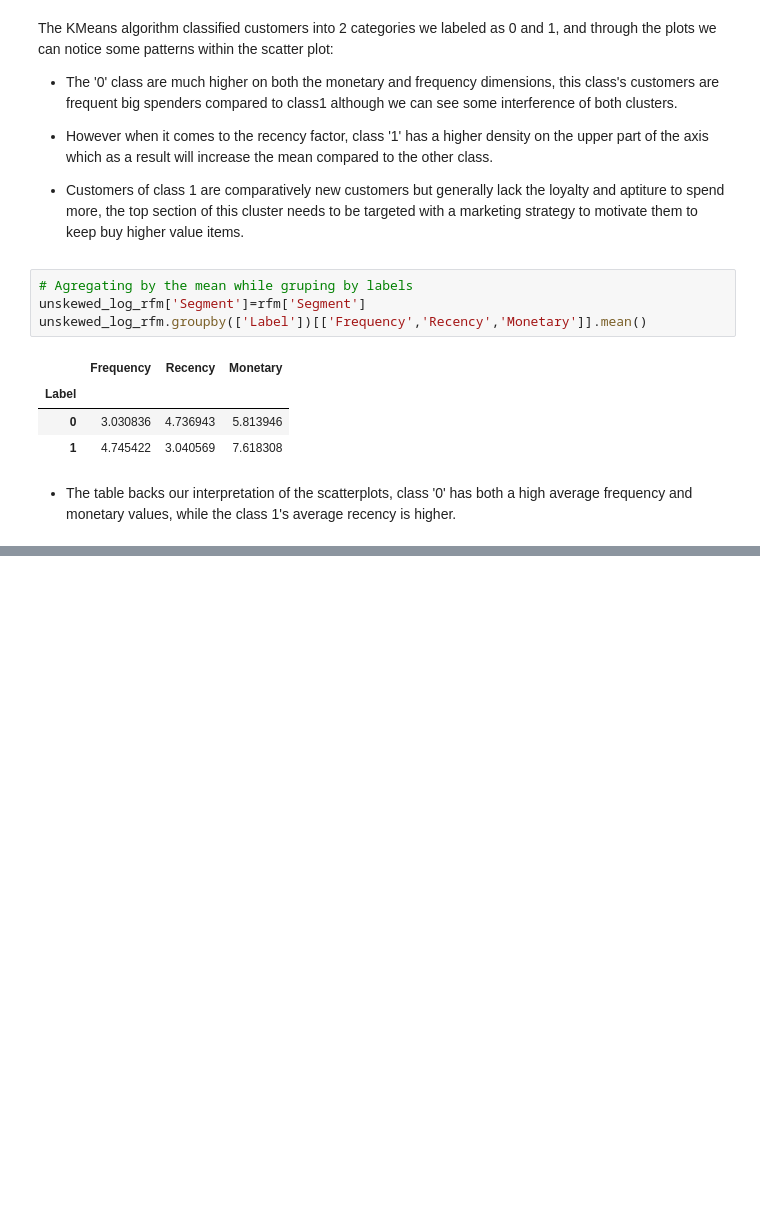
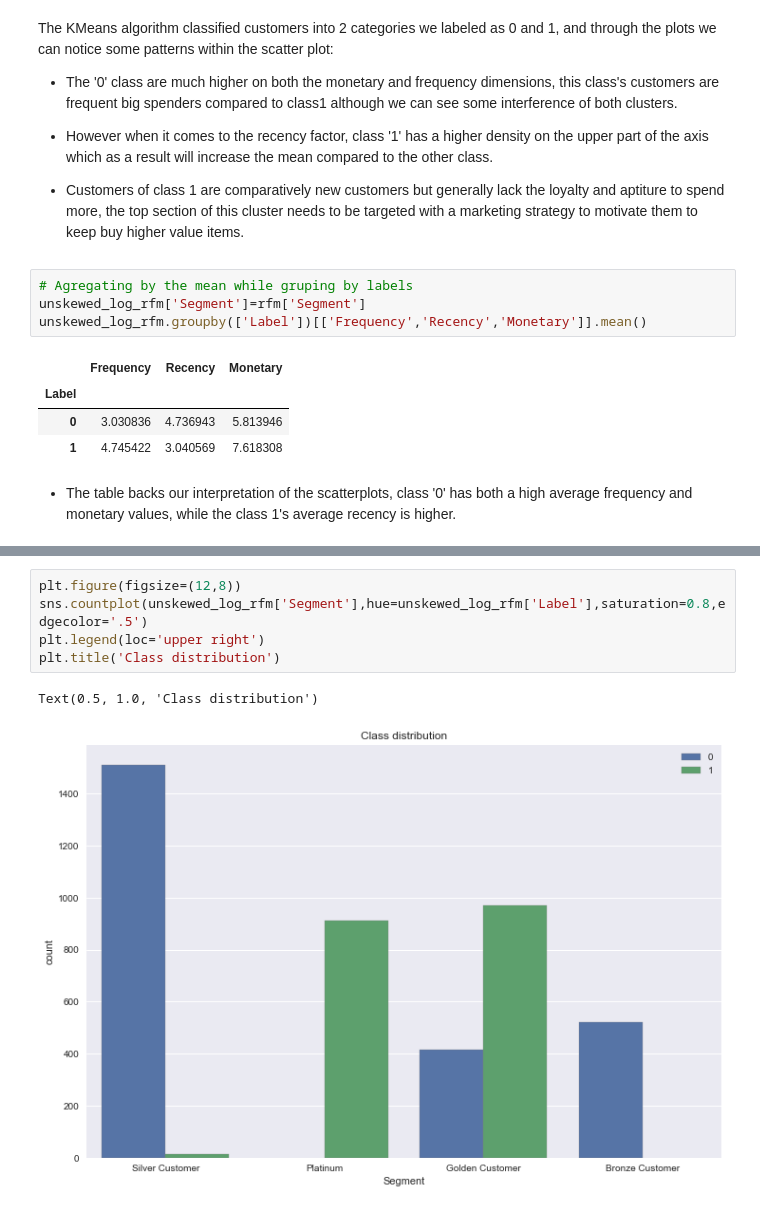
Before and after one commit to HakimFerch/Online-Retail-Customer-Segmentation, a Jupyter notebook: retail clustering project.ipynb, the cells around one changed output, grey strips where cells are left out. Cells and saved outputs as stored; diff of their text form; blank space fills up the shorter version.

Commit message:
last graph

```diff
--- a/retail clustering project.ipynb
+++ b/retail clustering project.ipynb
@@ -646,0 +657,8 @@ unskewed_log_rfm.groupby(['Label'])[['Frequency','Recency','Monetary']].mean()
+# %%
+plt.figure(figsize=(12,8))
+sns.countplot(unskewed_log_rfm['Segment'],hue=unskewed_log_rfm['Label'],saturation=0.8,edgecolor='.5')
+plt.legend(loc='upper right')
+plt.title('Class distribution')
+# %% [output]
+Text(0.5, 1.0, 'Class distribution')
+[figure, added]
```
Also changed, not shown: parts of 3 cells of this notebook.
